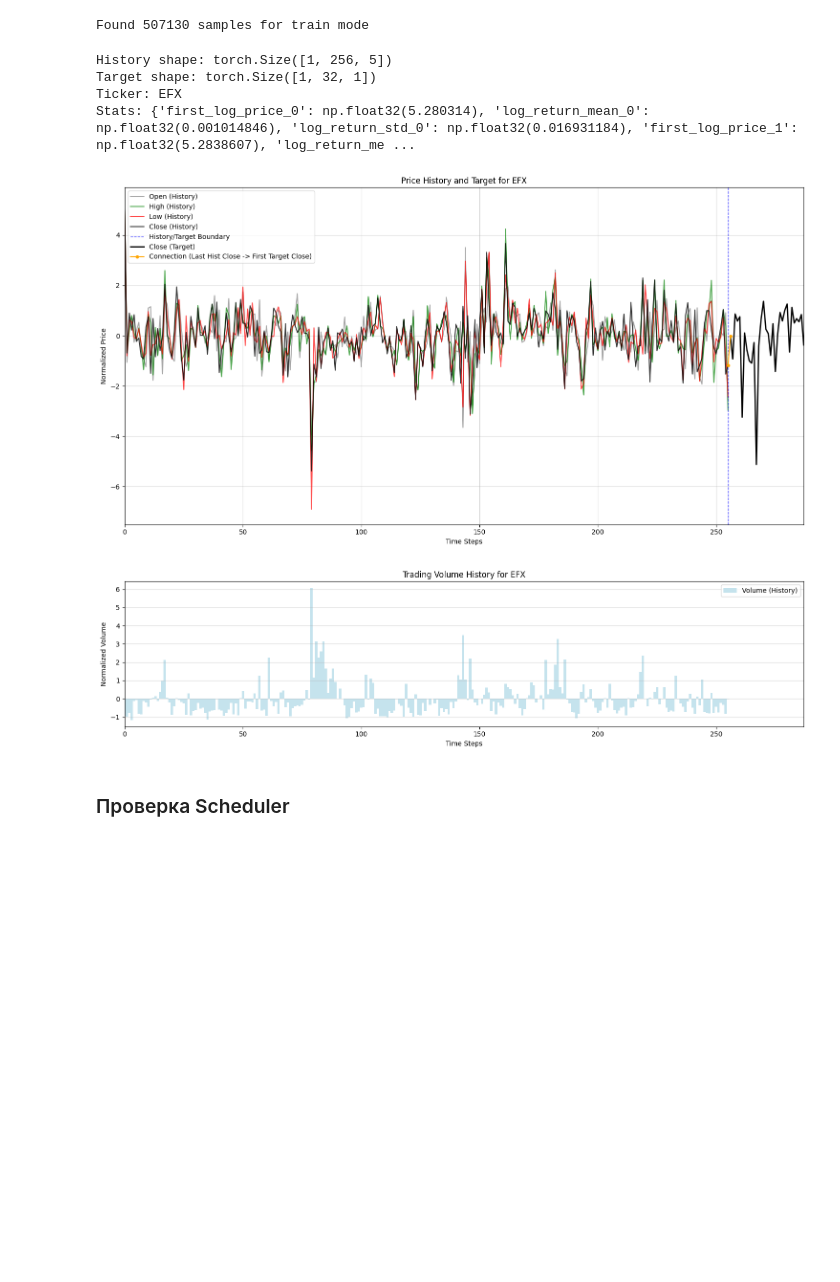
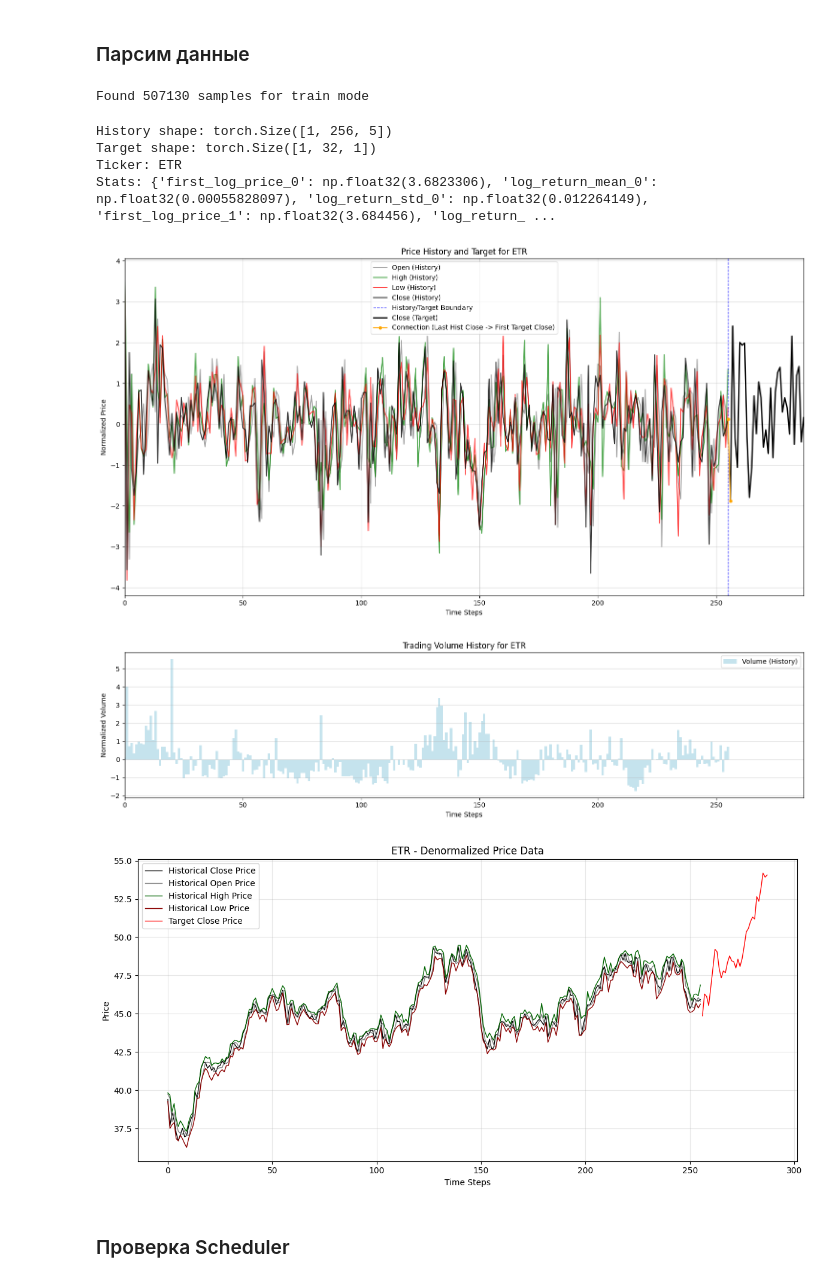
Before and after one commit to GrafikXxxxxxxYyyyyyyyyyy/TradingDiffusion, a Jupyter notebook: Workbench.ipynb, the cells around one changed output. Drawn from its saved outputs; the diff is of its cells as text; code cells hidden in the pictures; blank space fills up the shorter version.

```diff
--- a/Workbench.ipynb
+++ b/Workbench.ipynb
@@ -0,0 +1,2 @@
+# %% [markdown]
+### Парсим данные
@@ -15,27 +28,27 @@ Found 507130 samples for train mode
 # %%
 import torch
 from src.utils.visualization import plot_dataset_sample, plot_denormalized_sample
 from diffusers import DDPMScheduler
 
 
 idx = torch.randint(0, len(dataset), (1,)).item()
-# idx = 0
 sample = dataset[idx]
 print(f"History shape: {sample['history'].shape}")
 print(f"Target shape: {sample['target'].shape}")
 print(f"Ticker: {sample['ticker']}")
 print(f"Stats: {sample['stats']}")
 
 
 plot_dataset_sample(sample)
-# plot_denormalized_sample(sample)
+plot_denormalized_sample(sample)
 # %% [output]
 History shape: torch.Size([1, 256, 5])
 Target shape: torch.Size([1, 32, 1])
-Ticker: EFX
-Stats: {'first_log_price_0': np.float32(5.280314), 'log_return_mean_0': np.float32(0.001014846), 'log_return_std_0': np.float32(0.016931184), 'first_log_price_1': np.float32(5.2838607), 'log_return_me ...
+Ticker: ETR
+Stats: {'first_log_price_0': np.float32(3.6823306), 'log_return_mean_0': np.float32(0.00055828097), 'log_return_std_0': np.float32(0.012264149), 'first_log_price_1': np.float32(3.684456), 'log_return_ ...
-[figure, old version]
+[figure, new version]
-[figure, old version]
+[figure, new version]
+[figure, added]
 # %% [markdown]
 ### Проверка Scheduler
 # %%
```
Also changed, not shown: parts of 2 cells of this notebook, 14 other files.
